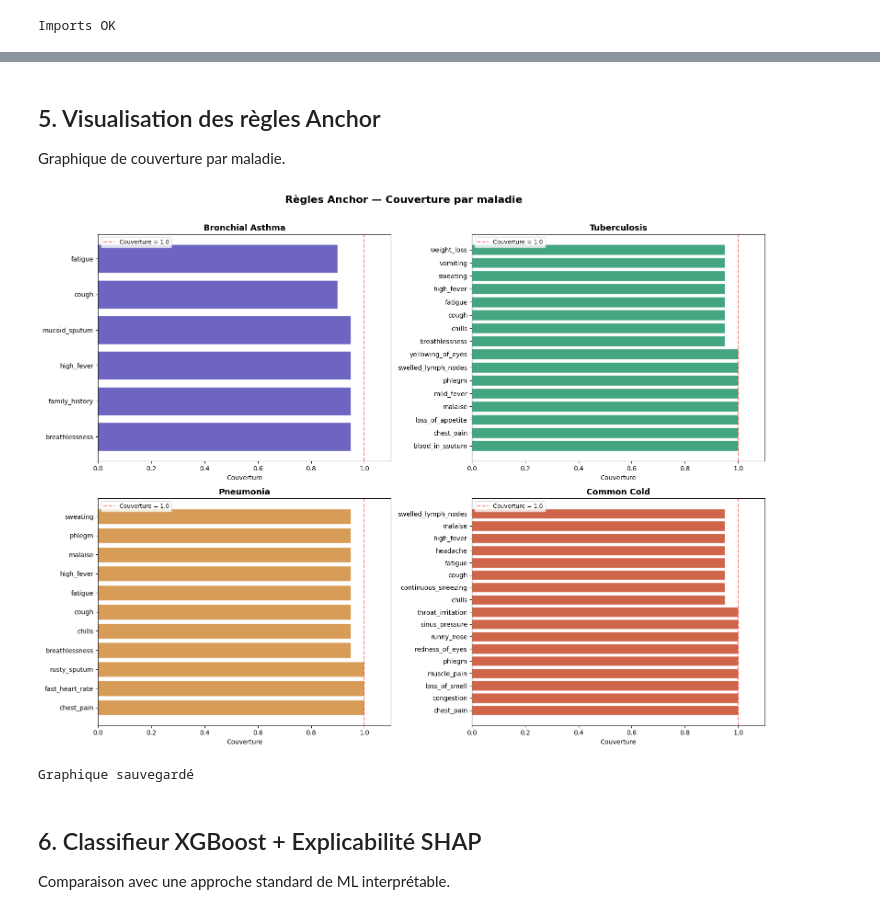
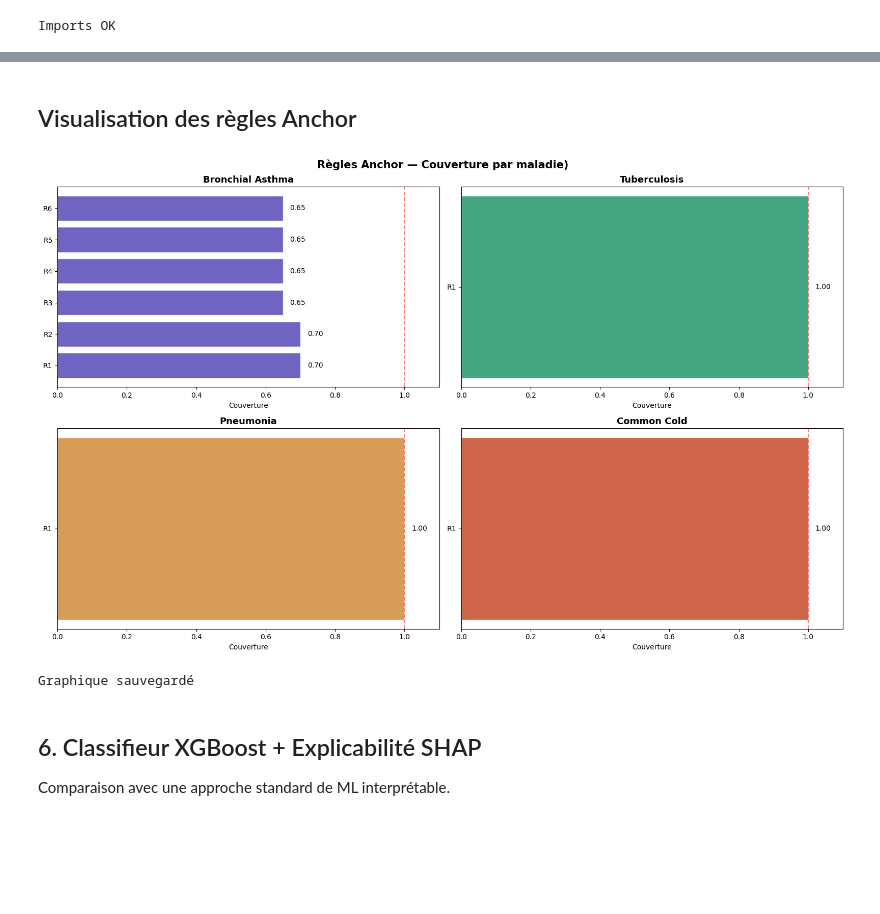
Before and after one commit to sadia-99/MedXAI-ACF-Anchor, a Jupyter notebook: 01_baseline_xai.ipynb, the cells around one changed output, grey strips where cells are left out. Drawn from its saved outputs; the diff is of its cells as text; code cells hidden in the pictures; blank space fills up the shorter version.

Commit message:
Notebook 01 complet : pipeline ACF+Anchor 5 étapes + visualisations

```diff
--- a/01_baseline_xai.ipynb
+++ b/01_baseline_xai.ipynb
@@ -147,14 +177,15 @@ qui caractérisent chaque maladie.
 # %%
-# ============================================================
-# CALCUL DES DAS POUR CHAQUE MALADIE
-# ============================================================
+
+# ÉTAPE 4 — CALCUL DES DAS
 
 das_dict = {}
 for disease in maladies:
     das_dict[disease] = fc.compute_das(disease)
 
-# Résumé
-print("\n📊 Résumé des DAS trouvés :")
+print("Ensemble des DAS par maladie :\n")
 for disease, das_list in das_dict.items():
-    print(f"  {disease} : {len(das_list)} DAS")
+    print(f"--- {disease} ---")
+    for i, das in enumerate(das_list):
+        print(f"  DAS {i+1} : {das}")
+    print()
 # %% [output]
@@ -211,45 +260,47 @@ Tuberculosis   IF yellowing_of_eyes THEN Tuberculosis         1.0
 # %% [markdown]
-## 5. Visualisation des règles Anchor
-Graphique de couverture par maladie.
+## Visualisation des règles Anchor
 # %%
-# ============================================================
+
 # VISUALISATION DES RÈGLES ANCHOR
-# ============================================================
 
-fig, axes = plt.subplots(2, 2, figsize=(16, 12))
+fig, axes = plt.subplots(2, 2, figsize=(16, 10))
 axes = axes.flatten()
 
 colors = {
     'Bronchial Asthma': '#534AB7',
     'Tuberculosis': '#22976A',
     'Pneumonia': '#D08C3B',
     'Common Cold': '#C74B2A'
 }
 
 for i, disease in enumerate(maladies):
     subset = df_rules[df_rules['Maladie'] == disease].copy()
-    symptomes = subset['Règle'].str.replace(f' THEN {disease}', '').str.replace('IF ', '')
+    labels = [f"R{j+1}" for j in range(len(subset))]
 
     axes[i].barh(
-        symptomes,
-        subset['Couverture'],
+        labels,
+        subset['Couverture'].values,
         color=colors[disease],
-        edgecolor='white',
-        alpha=0.85
+        alpha=0.85,
+        edgecolor='white'
     )
     axes[i].set_title(f'{disease}', fontsize=13, fontweight='bold')
     axes[i].set_xlim(0, 1.1)
     axes[i].set_xlabel('Couverture')
-    axes[i].axvline(x=1.0, color='red', linestyle='--', alpha=0.5, label='Couverture = 1.0')
-    axes[i].legend(fontsize=9)
+    axes[i].axvline(x=1.0, color='red', linestyle='--', alpha=0.5)
 
-plt.suptitle('Règles Anchor — Couverture par maladie', fontsize=16, fontweight='bold', y=1.01)
+    # Annoter chaque barre avec la couverture
+    for j, (val, label) in enumerate(zip(subset['Couverture'].values, labels)):
+        axes[i].text(val + 0.02, j, f'{val:.2f}', va='center', fontsize=10)
+
+plt.suptitle('Règles Anchor — Couverture par maladie)',
+             fontsize=15, fontweight='bold')
 plt.tight_layout()
-plt.savefig('results/figures/anchor_rules_coverage.png', dpi=150, bbox_inches='tight')
+plt.savefig('results/figures/anchor_rules_v2.png', dpi=150, bbox_inches='tight')
 plt.show()
 print("Graphique sauvegardé")
 # %% [output]
-[figure, old version]
+[figure, new version]
 Graphique sauvegardé
 # %% [markdown]
 ## 6. Classifieur XGBoost + Explicabilité SHAP
```
Also changed, not shown: parts of 18 cells of this notebook, 1 other file.
